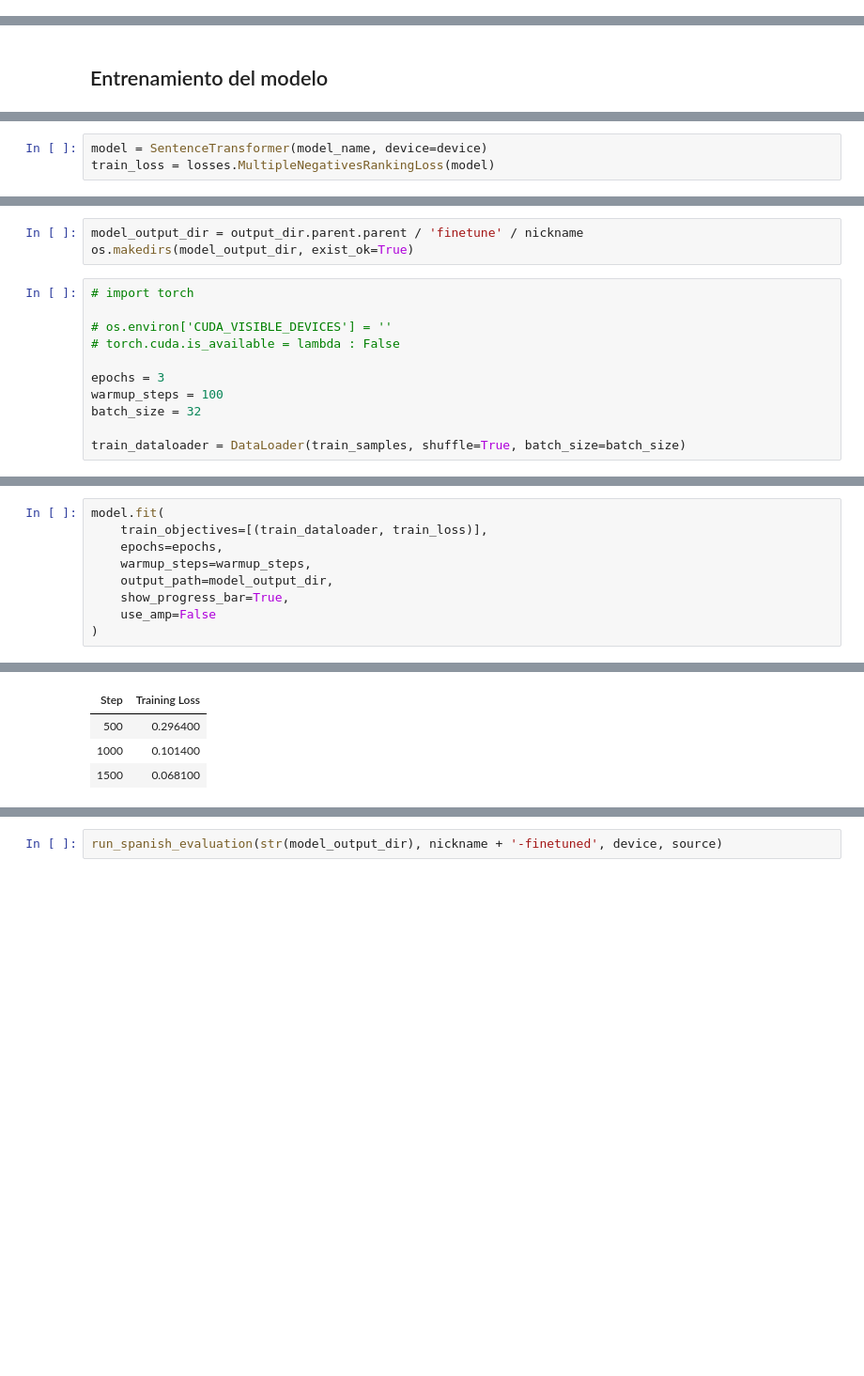
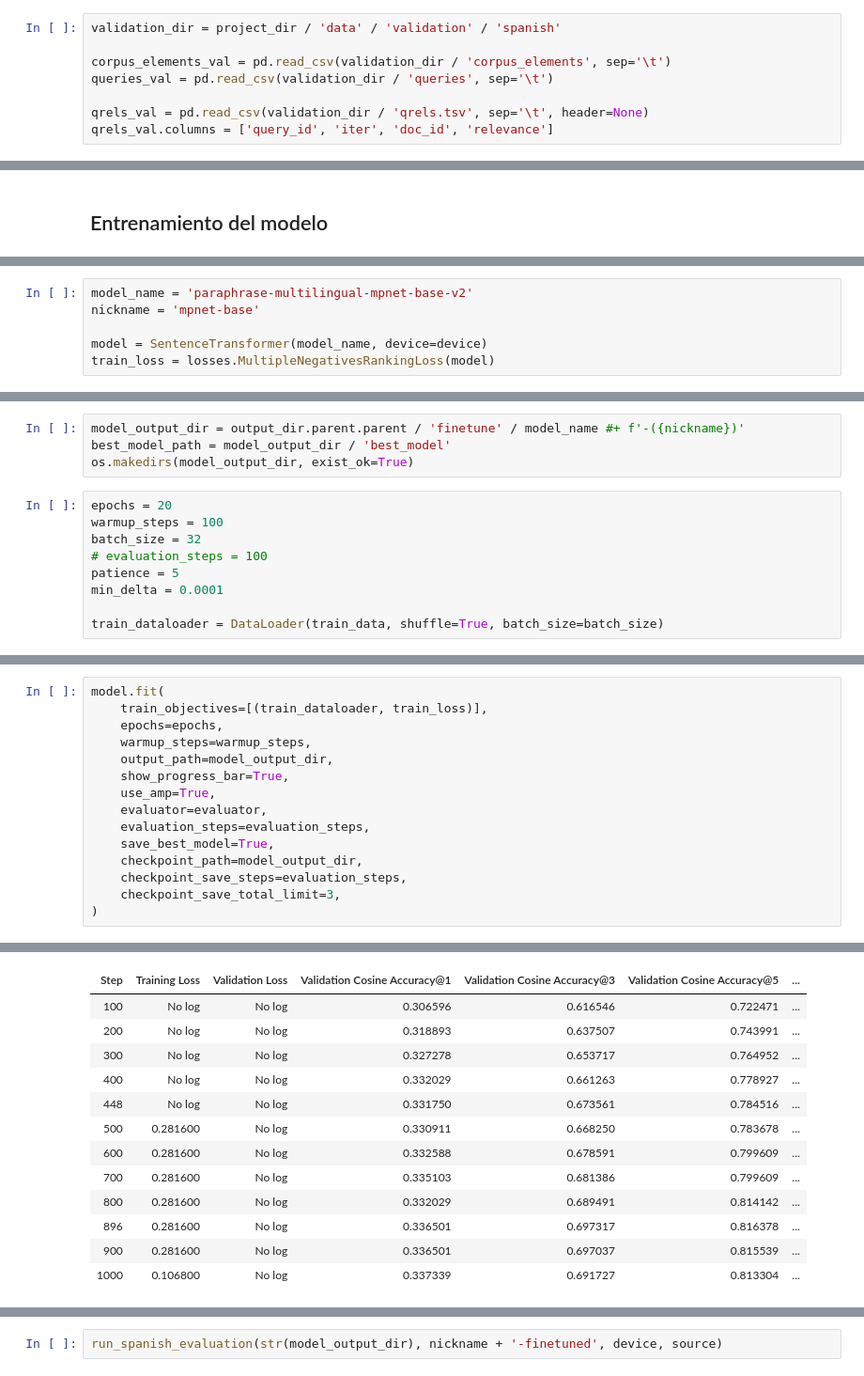
Before and after one commit to davidgc14/TalentCLEF-TaskA, a Jupyter notebook: models/models_lab.ipynb, the cells around one changed output, grey strips where cells are left out. Shown: that part at 94% size. Drawn from its saved outputs; the diff is of its cells as text; blank space fills up the shorter version.

Commit message:
feat: Trying to apply early stopping. Applied validation data on training

```diff
--- a/models/models_lab.ipynb
+++ b/models/models_lab.ipynb
@@ -541,0 +541,8 @@ Creados 17887 ejemplos de entrenamiento
+# %%
+validation_dir = project_dir / 'data' / 'validation' / 'spanish'
+
+corpus_elements_val = pd.read_csv(validation_dir / 'corpus_elements', sep='\t')
+queries_val = pd.read_csv(validation_dir / 'queries', sep='\t')
+
+qrels_val = pd.read_csv(validation_dir / 'qrels.tsv', sep='\t', header=None)
+qrels_val.columns = ['query_id', 'iter', 'doc_id', 'relevance']
@@ -544,3 +601,6 @@ Creados 17887 ejemplos de entrenamiento
 # %%
+model_name = 'paraphrase-multilingual-mpnet-base-v2'
+nickname = 'mpnet-base'
+
 model = SentenceTransformer(model_name, device=device)
 train_loss = losses.MultipleNegativesRankingLoss(model)
@@ -553,14 +607,13 @@ Please note that authentication is recommended but still optional to access publ
 # %%
-model_output_dir = output_dir.parent.parent / 'finetune' / nickname
+model_output_dir = output_dir.parent.parent / 'finetune' / model_name #+ f'-({nickname})'
+best_model_path = model_output_dir / 'best_model'
 os.makedirs(model_output_dir, exist_ok=True)
 # %%
-# import torch
-
-# os.environ['CUDA_VISIBLE_DEVICES'] = ''
-# torch.cuda.is_available = lambda : False
-
-epochs = 3
+epochs = 20
 warmup_steps = 100
 batch_size = 32
+# evaluation_steps = 100
+patience = 5
+min_delta = 0.0001
 
-train_dataloader = DataLoader(train_samples, shuffle=True, batch_size=batch_size)
+train_dataloader = DataLoader(train_data, shuffle=True, batch_size=batch_size)
@@ -577,6 +725,12 @@ model.fit(
     warmup_steps=warmup_steps,
     output_path=model_output_dir,
     show_progress_bar=True,
-    use_amp=False
+    use_amp=True,
+    evaluator=evaluator,
+    evaluation_steps=evaluation_steps,
+    save_best_model=True,
+    checkpoint_path=model_output_dir,
+    checkpoint_save_steps=evaluation_steps,
+    checkpoint_save_total_limit=3,
 )
 # %% [output]
@@ -584,4 +738,13 @@ model.fit(
-| Step | Training Loss |
-| 500 | 0.296400 |
-| 1000 | 0.101400 |
-| 1500 | 0.068100 |
+| Step | Training Loss | Validation Loss | Validation Cosine Accuracy@1 | Validation Cosine Accuracy@3 | Validation Cosine Accuracy@5 | ... |
+| 100 | No log | No log | 0.306596 | 0.616546 | 0.722471 | ... |
+| 200 | No log | No log | 0.318893 | 0.637507 | 0.743991 | ... |
+| 300 | No log | No log | 0.327278 | 0.653717 | 0.764952 | ... |
+| 400 | No log | No log | 0.332029 | 0.661263 | 0.778927 | ... |
+| 448 | No log | No log | 0.331750 | 0.673561 | 0.784516 | ... |
+| 500 | 0.281600 | No log | 0.330911 | 0.668250 | 0.783678 | ... |
+| 600 | 0.281600 | No log | 0.332588 | 0.678591 | 0.799609 | ... |
+| 700 | 0.281600 | No log | 0.335103 | 0.681386 | 0.799609 | ... |
+| 800 | 0.281600 | No log | 0.332029 | 0.689491 | 0.814142 | ... |
+| 896 | 0.281600 | No log | 0.336501 | 0.697317 | 0.816378 | ... |
+| 900 | 0.281600 | No log | 0.336501 | 0.697037 | 0.815539 | ... |
+| 1000 | 0.106800 | No log | 0.337339 | 0.691727 | 0.813304 | ... |
```
Also changed, not shown: parts of 16 cells of this notebook.
